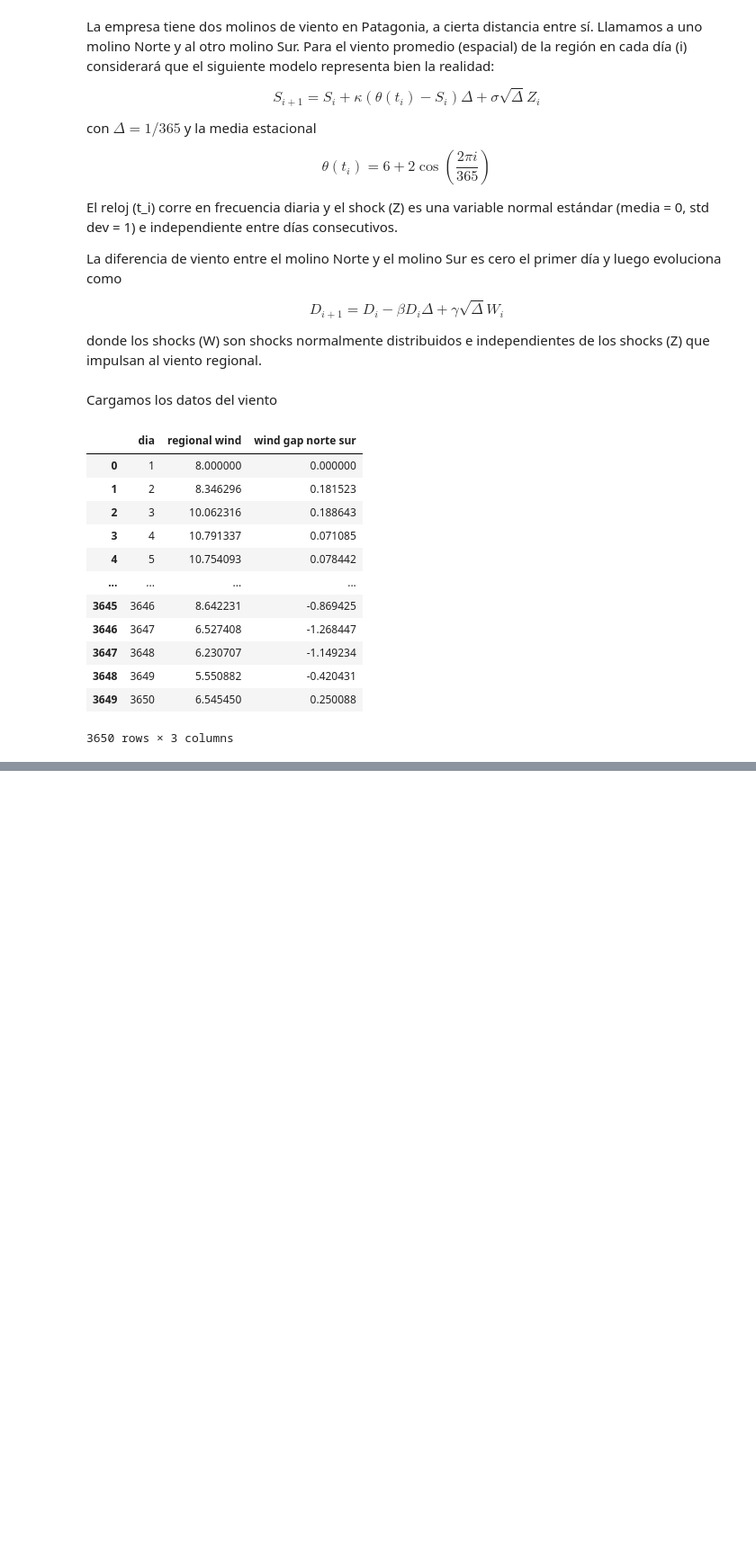
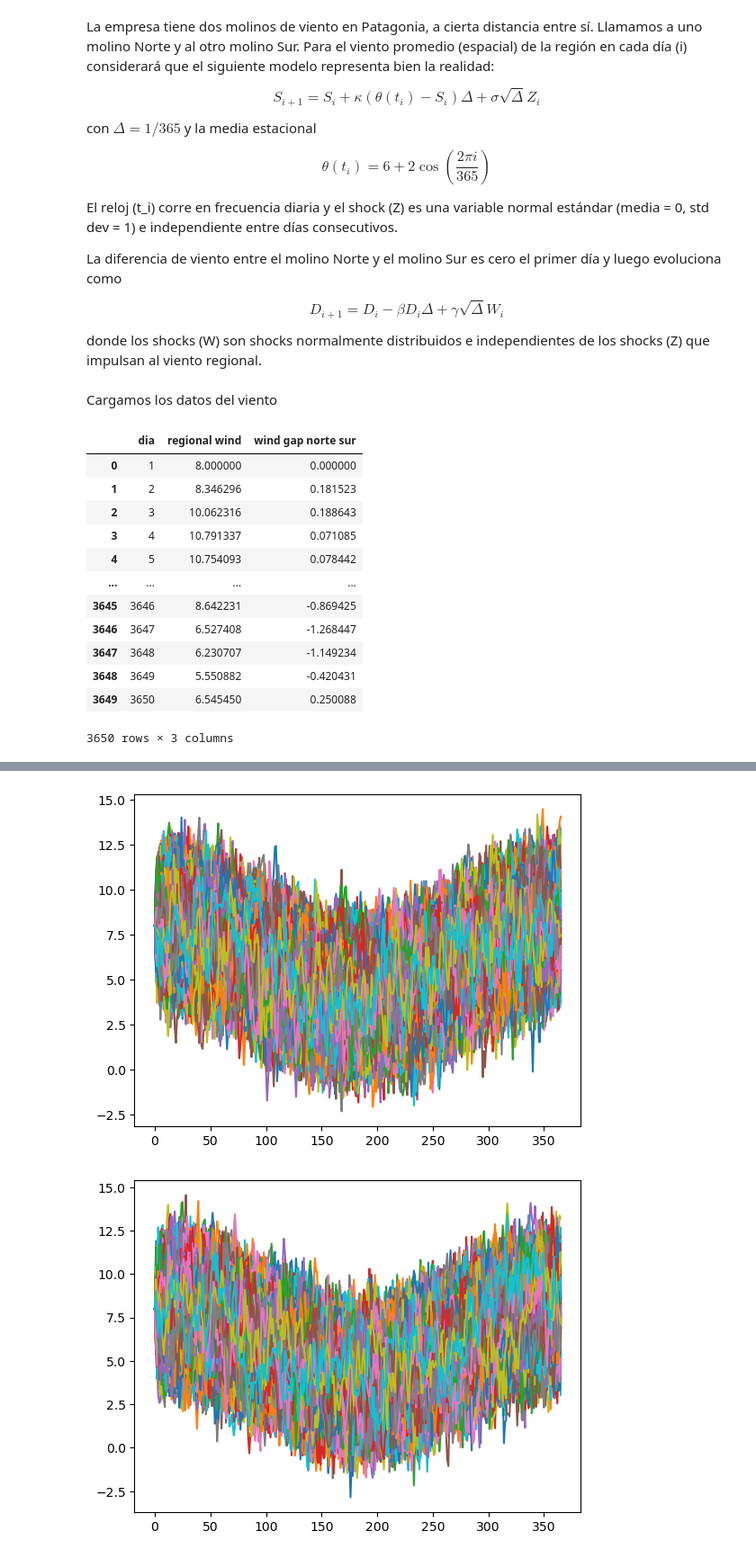
Before and after one commit to emi-verdun/Simulacion-Molino-ACN, a Jupyter notebook: simulacion.ipynb, the cells around one changed output, grey strips where cells are left out. Shown at 90% size. Cells and saved outputs as stored; diff of their text form; code cells hidden in the pictures; blank space fills up the shorter version.

```diff
--- a/simulacion.ipynb
+++ b/simulacion.ipynb
@@ -223,0 +151,13 @@ NameError: name 'sample_S' is not defined
+# %%
+viento_molino_norte = S+D
+viento_molino_sur = S-D
+# %%
+for vn_i in viento_molino_norte:
+    plt.plot(vn_i)
+plt.show()
+for vs_i in viento_molino_sur:
+    plt.plot(vs_i)
+plt.show()
+# %% [output]
+[figure, added]
+[figure, added]
```
Also changed, not shown: parts of 12 cells of this notebook.
